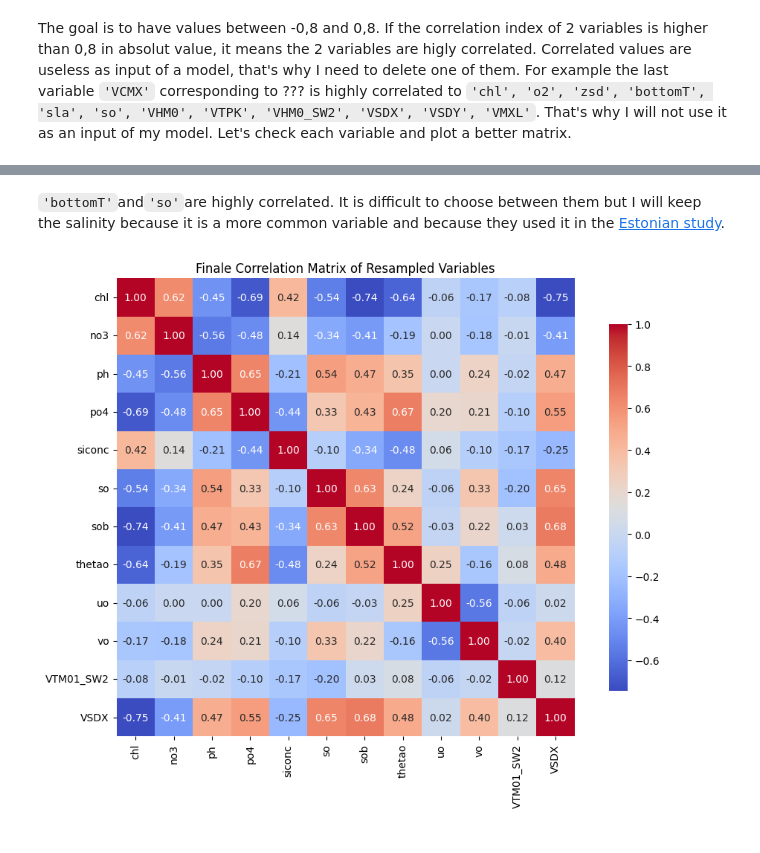
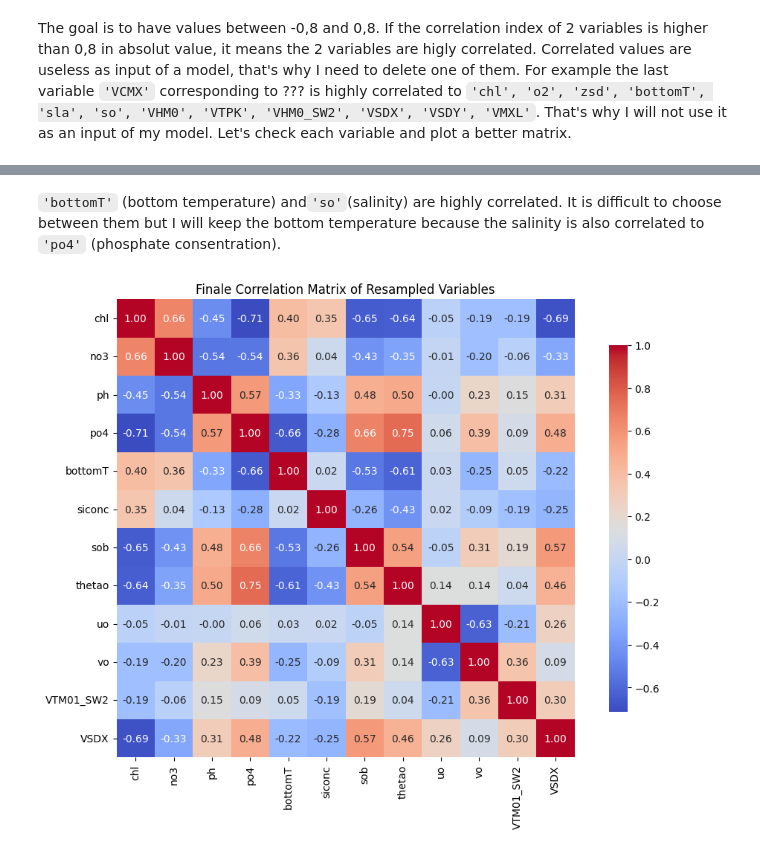
Before and after one commit to Mistra-C2B2/Angiosperms-model, a Jupyter notebook: 03.1_Correlation_Matrix.ipynb, the cells around one changed output, grey strips where cells are left out. Cells and saved outputs as stored; diff of their text form; code cells hidden in the pictures.

```diff
--- a/03.1_Correlation_Matrix.ipynb
+++ b/03.1_Correlation_Matrix.ipynb
@@ -18,7 +18,7 @@ import matplotlib.pyplot as plt
 import seaborn as sns
 # %%
 # Load the files
-clipped_grid_4326 = gpd.read_file("clipped_grid_4326_resampled.geojson")
+clipped_grid_4326 = gpd.read_file("data/clipped_grid_4326_resampled.geojson")
 clipped_grid_4326
 # %% [output]
 |  | chl | no3 | nppv | o2 | ph | po4 | zsd | bottomT | siconc | sithick | ... | ... |
@@ -58,13 +58,13 @@ plt.show()
 # %% [markdown]
-`'bottomT'`and`'so'`are highly correlated. It is difficult to choose between them but I will keep the salinity because it is a more common variable and because they used it in the [Estonian study](https://www.nature.com/articles/s41598-023-47176-8).
+`'bottomT'` (bottom temperature) and`'so'`(salinity) are highly correlated. It is difficult to choose between them but I will keep the bottom temperature because the salinity is also correlated to `'po4'` (phosphate consentration).
 # %%
-correlation_matrix = clipped_grid_4326.drop(columns=['geometry', 'VCMX', 'nppv', 'o2', 'zsd', 'sla','VHM0','VMXL','sithick','VHM0_SW2','VSDY','VTPK','bottomT']).corr()
+correlation_matrix = clipped_grid_4326.drop(columns=['geometry', 'VCMX', 'nppv', 'o2', 'zsd', 'sla','VHM0','VMXL','sithick','VHM0_SW2','VSDY','VTPK','so']).corr()
 # Plot the correlation matrix
 plt.figure(figsize=(12, 8))
 sns.heatmap(correlation_matrix, annot=True, fmt=".2f", cmap='coolwarm', square=True, cbar_kws={"shrink": .8})
 plt.title('Finale Correlation Matrix of Resampled Variables')
 plt.show()
 # %% [output]
-[figure, old version]
+[figure, new version]
 # %%
 # Save the final variables inputs to a CSV file
```
Also changed, not shown: parts of 5 cells of this notebook, 10 other files.
